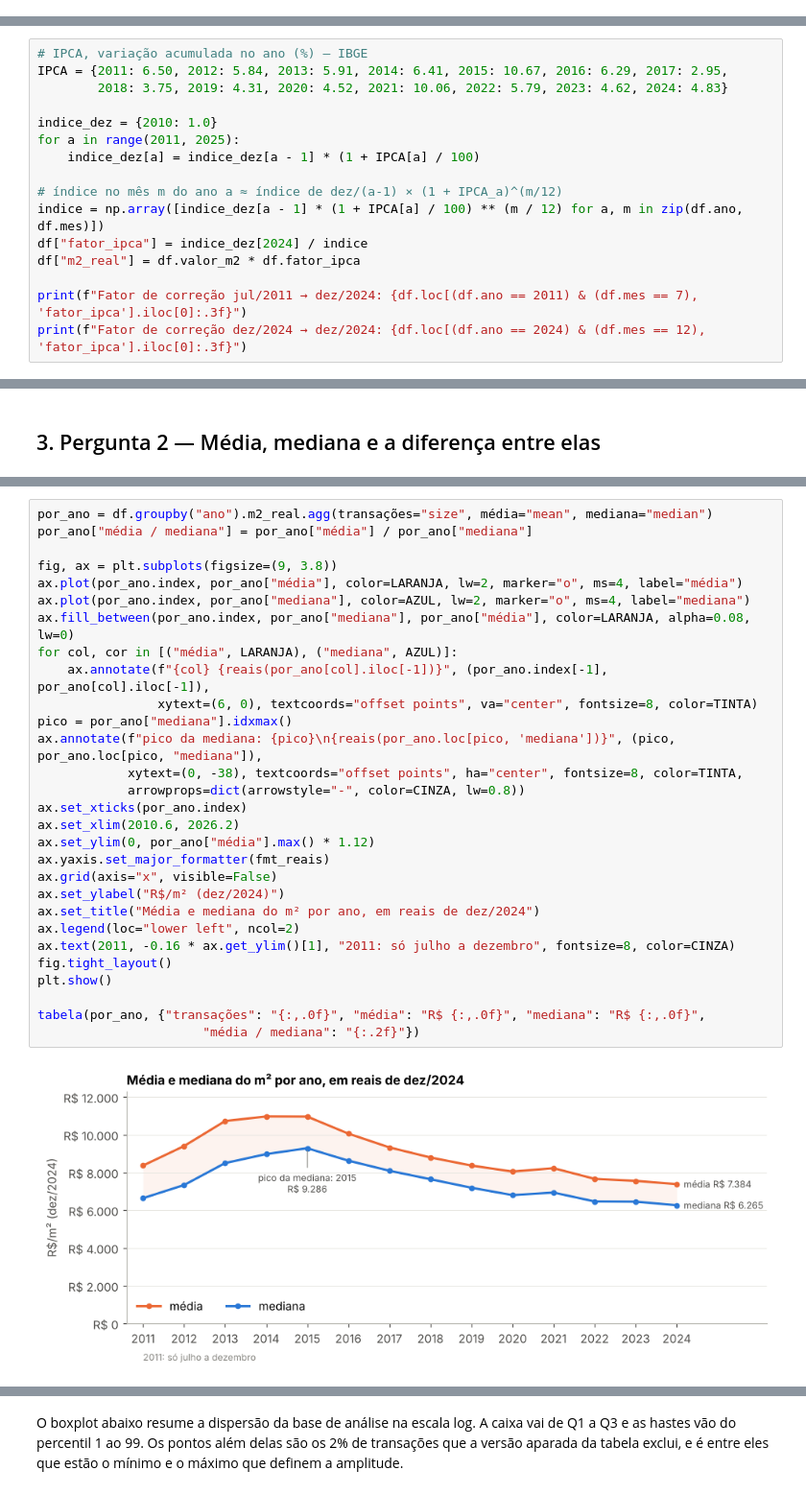
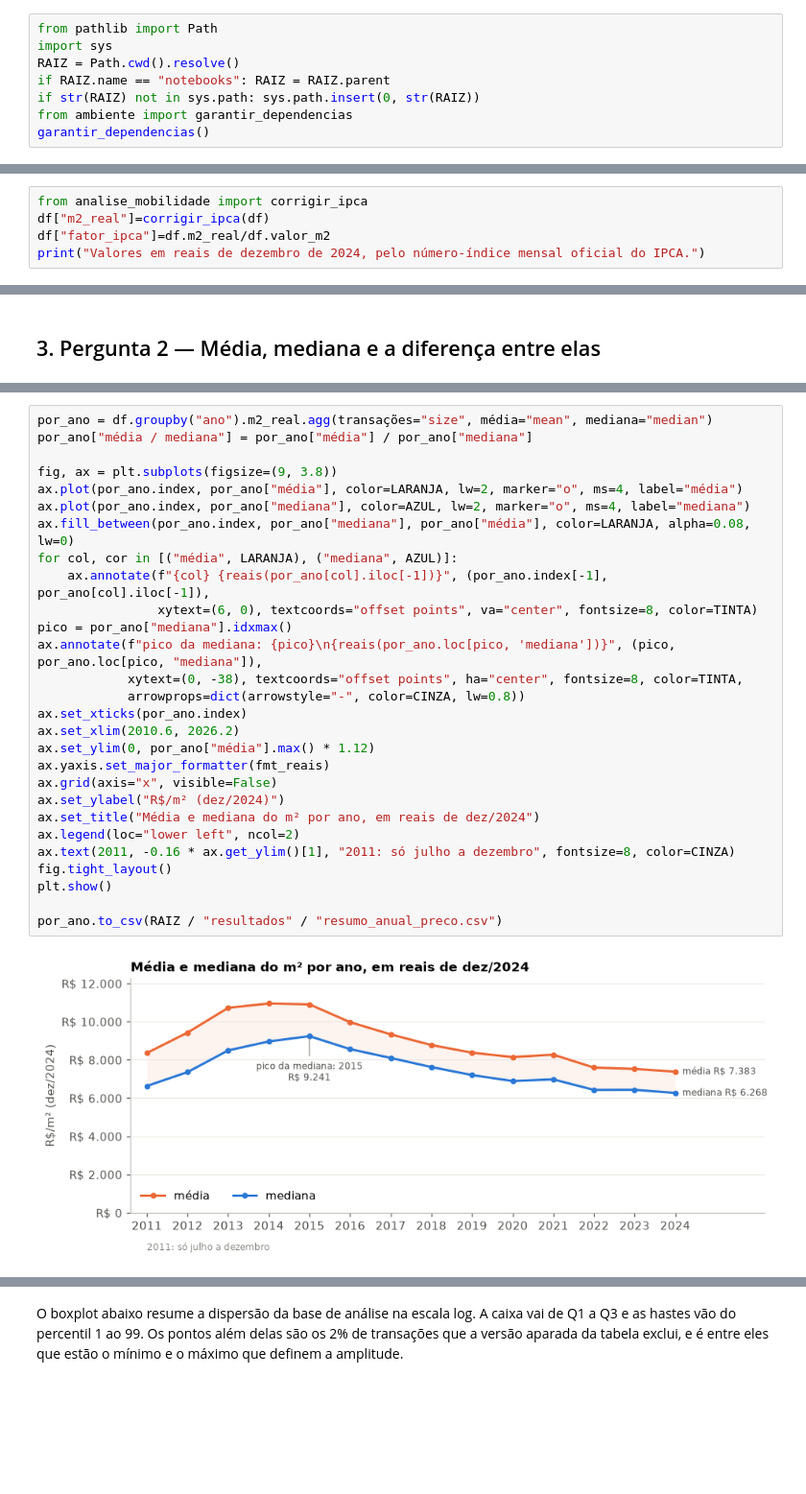
Before and after one commit to ana-alice17/mobilidade-imobiliario-rj, a Jupyter notebook: notebooks/04_analise_imobiliaria.ipynb, the cells around one changed output, grey strips where cells are left out. Shown at 96% size. Drawn from its saved outputs; the diff is of its cells as text; blank space fills up the shorter version.

Commit message:
Atualiza os notebooks

```diff
--- a/notebooks/04_analise_imobiliaria.ipynb
+++ b/notebooks/04_analise_imobiliaria.ipynb
@@ -16,6 +16,14 @@ As respostas servem de linha de base para as perguntas de transporte. Antes de p
 Este notebook contém o código da análise. As respostas e a discussão dos resultados estão no artigo do projeto, em `notebooks/05_artigo.ipynb`.
 
 **Entrada:** `data/processed/itbi_residencial_2011_2024_geocodificado_completo.csv.gz`, gerado no notebook 01.
+# %%
+from pathlib import Path
+import sys
+RAIZ = Path.cwd().resolve()
+if RAIZ.name == "notebooks": RAIZ = RAIZ.parent
+if str(RAIZ) not in sys.path: sys.path.insert(0, str(RAIZ))
+from ambiente import garantir_dependencias
+garantir_dependencias()
 # %%
 from pathlib import Path
 
@@ -126,17 +122,6 @@ Por isso **todos os valores deste notebook estão em reais de dezembro de 2024**
 # %%
-# IPCA, variação acumulada no ano (%) — IBGE
-IPCA = {2011: 6.50, 2012: 5.84, 2013: 5.91, 2014: 6.41, 2015: 10.67, 2016: 6.29, 2017: 2.95,
-        2018: 3.75, 2019: 4.31, 2020: 4.52, 2021: 10.06, 2022: 5.79, 2023: 4.62, 2024: 4.83}
-
-indice_dez = {2010: 1.0}
-for a in range(2011, 2025):
-    indice_dez[a] = indice_dez[a - 1] * (1 + IPCA[a] / 100)
-
-# índice no mês m do ano a ≈ índice de dez/(a-1) × (1 + IPCA_a)^(m/12)
-indice = np.array([indice_dez[a - 1] * (1 + IPCA[a] / 100) ** (m / 12) for a, m in zip(df.ano, df.mes)])
-df["fator_ipca"] = indice_dez[2024] / indice
-df["m2_real"] = df.valor_m2 * df.fator_ipca
-
-print(f"Fator de correção jul/2011 → dez/2024: {df.loc[(df.ano == 2011) & (df.mes == 7), 'fator_ipca'].iloc[0]:.3f}")
-print(f"Fator de correção dez/2024 → dez/2024: {df.loc[(df.ano == 2024) & (df.mes == 12), 'fator_ipca'].iloc[0]:.3f}")
+from analise_mobilidade import corrigir_ipca
+df["m2_real"]=corrigir_ipca(df)
+df["fator_ipca"]=df.m2_real/df.valor_m2
+print("Valores em reais de dezembro de 2024, pelo número-índice mensal oficial do IPCA.")
 # %% [output]
@@ -366,31 +352,30 @@ A diferença não se explica por um punhado de casos extremos. Ela aparece em to
 # %%
 por_ano = df.groupby("ano").m2_real.agg(transações="size", média="mean", mediana="median")
 por_ano["média / mediana"] = por_ano["média"] / por_ano["mediana"]
 
 fig, ax = plt.subplots(figsize=(9, 3.8))
 ax.plot(por_ano.index, por_ano["média"], color=LARANJA, lw=2, marker="o", ms=4, label="média")
 ax.plot(por_ano.index, por_ano["mediana"], color=AZUL, lw=2, marker="o", ms=4, label="mediana")
 ax.fill_between(por_ano.index, por_ano["mediana"], por_ano["média"], color=LARANJA, alpha=0.08, lw=0)
 for col, cor in [("média", LARANJA), ("mediana", AZUL)]:
     ax.annotate(f"{col} {reais(por_ano[col].iloc[-1])}", (por_ano.index[-1], por_ano[col].iloc[-1]),
                 xytext=(6, 0), textcoords="offset points", va="center", fontsize=8, color=TINTA)
 pico = por_ano["mediana"].idxmax()
 ax.annotate(f"pico da mediana: {pico}\n{reais(por_ano.loc[pico, 'mediana'])}", (pico, por_ano.loc[pico, "mediana"]),
             xytext=(0, -38), textcoords="offset points", ha="center", fontsize=8, color=TINTA,
             arrowprops=dict(arrowstyle="-", color=CINZA, lw=0.8))
 ax.set_xticks(por_ano.index)
 ax.set_xlim(2010.6, 2026.2)
 ax.set_ylim(0, por_ano["média"].max() * 1.12)
 ax.yaxis.set_major_formatter(fmt_reais)
 ax.grid(axis="x", visible=False)
 ax.set_ylabel("R$/m² (dez/2024)")
 ax.set_title("Média e mediana do m² por ano, em reais de dez/2024")
 ax.legend(loc="lower left", ncol=2)
 ax.text(2011, -0.16 * ax.get_ylim()[1], "2011: só julho a dezembro", fontsize=8, color=CINZA)
 fig.tight_layout()
 plt.show()
 
-tabela(por_ano, {"transações": "{:,.0f}", "média": "R$ {:,.0f}", "mediana": "R$ {:,.0f}",
-                      "média / mediana": "{:.2f}"})
+por_ano.to_csv(RAIZ / "resultados" / "resumo_anual_preco.csv")
 # %% [output]
-[figure, old version]
+[figure, new version]
```
Also changed, not shown: parts of 30 cells of this notebook, 4 other files.
